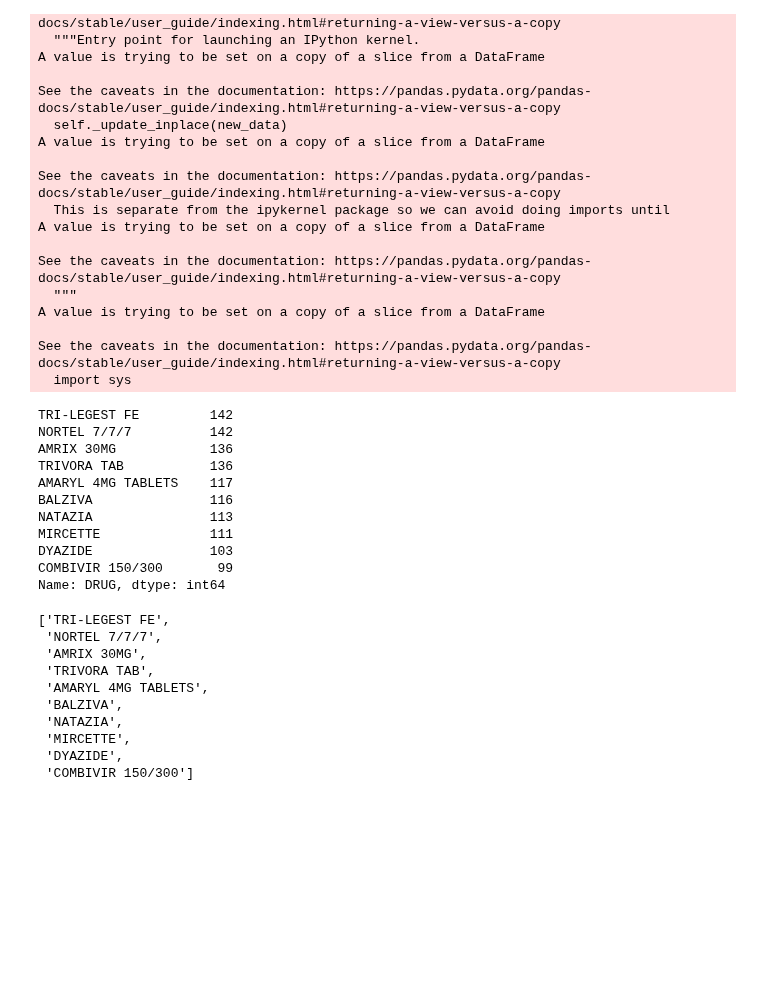
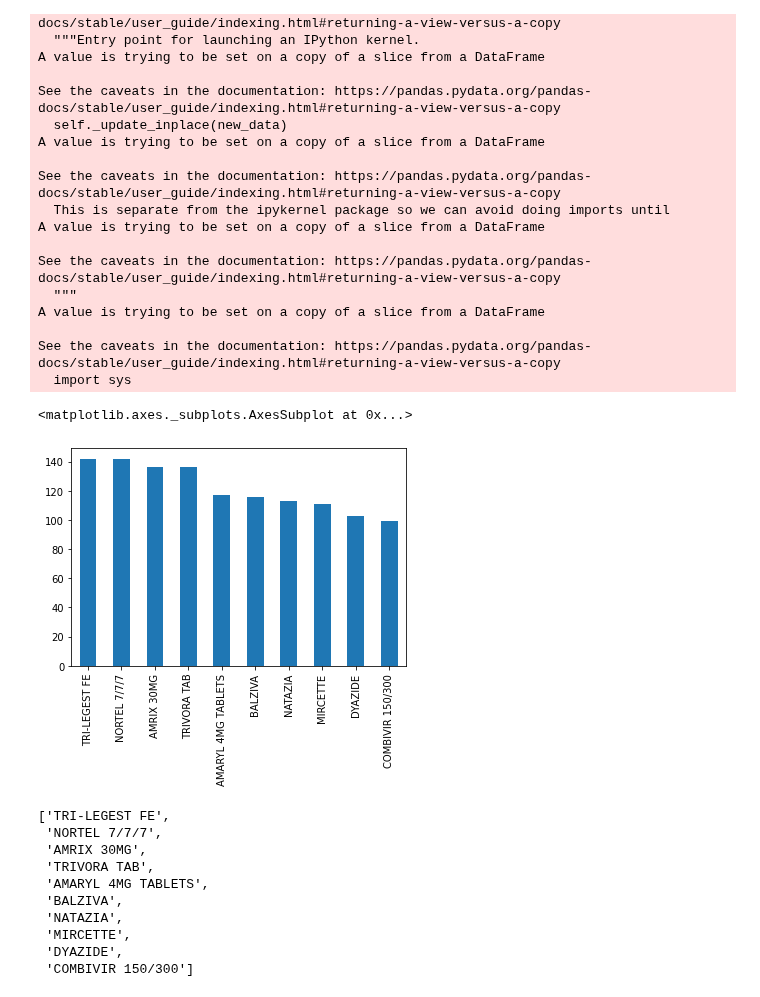
Before and after one commit to alphonsowoodbury/RxVision, a Jupyter notebook: Notebooks/Data Prep.ipynb, the cells around one changed output. Cells and saved outputs as stored; diff of their text form; code cells hidden in the pictures; blank space fills up the shorter version.

```diff
--- a/Notebooks/PillID.ipynb
+++ b/Notebooks/Data Prep.ipynb
@@ -93,19 +151,10 @@ A value is trying to be set on a copy of a slice from a DataFrame
 See the caveats in the documentation: https://pandas.pydata.org/pandas-docs/stable/user_guide/indexing.html#returning-a-view-versus-a-copy
   import sys
 # %%
-df.DRUG.value_counts()
+df.DRUG.value_counts().plot(kind='bar')
 # %% [output]
-TRI-LEGEST FE         142
-NORTEL 7/7/7          142
-AMRIX 30MG            136
-TRIVORA TAB           136
-AMARYL 4MG TABLETS    117
-BALZIVA               116
-NATAZIA               113
-MIRCETTE              111
-DYAZIDE               103
-COMBIVIR 150/300       99
-Name: DRUG, dtype: int64
+<matplotlib.axes._subplots.AxesSubplot at 0x...>
+[figure, added]
 # %%
 drugs = df.DRUG.value_counts().index.tolist()
 drugs
```
Also changed, not shown: parts of 8 cells of this notebook, 4 other files.
